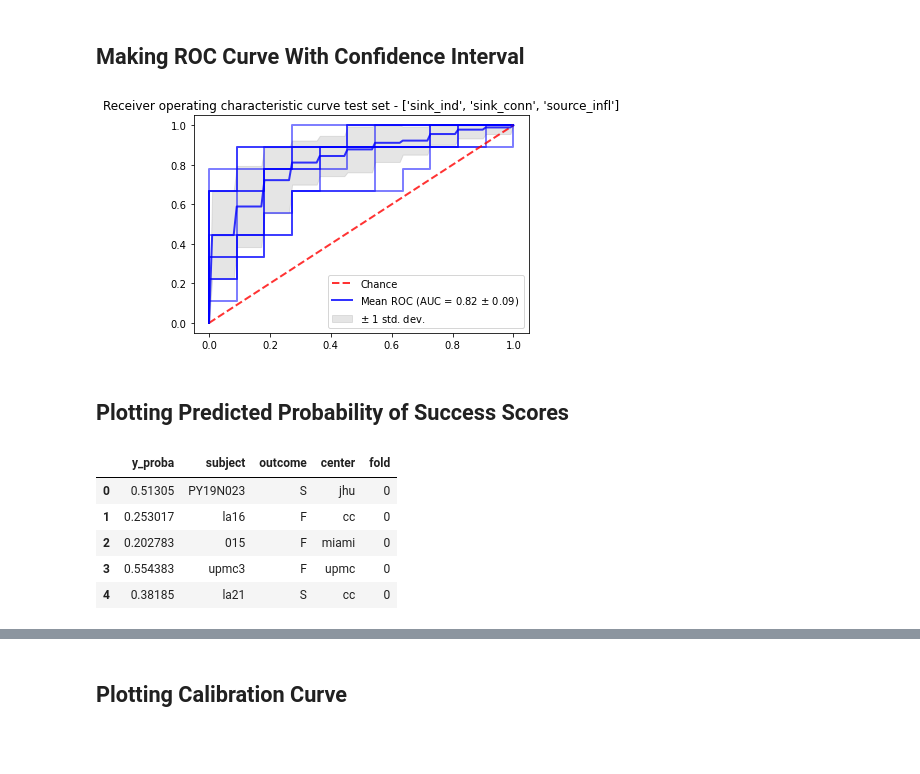
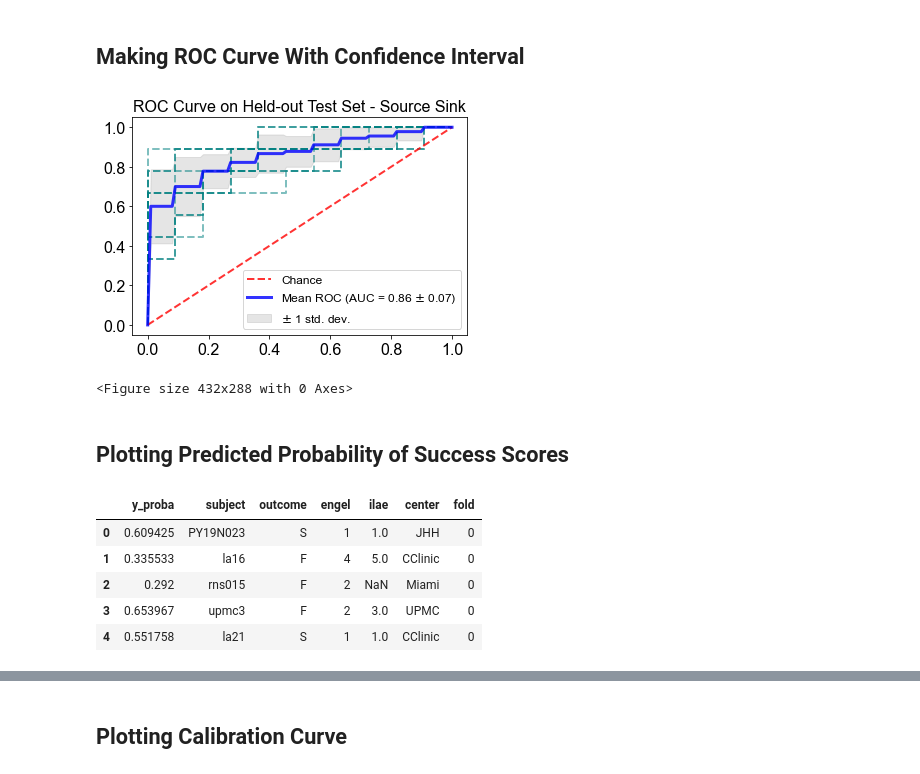
Before and after one commit to adam2392/source-sink-study, a Jupyter notebook: plot_source_sink_validation.ipynb, the cells around one changed output, grey strips where cells are left out. Cells and saved outputs as stored; diff of their text form; code cells hidden in the pictures; blank space fills up the shorter version.

Commit message:
update figures

```diff
--- a/plot_source_sink_validation.ipynb
+++ b/plot_source_sink_validation.ipynb
@@ -26,3 +35,19 @@ import dabest
+# %%
+# Set font sizes
+
+SMALL_SIZE = 8 * 2
+MEDIUM_SIZE = 10 * 2
+BIGGER_SIZE = 12 * 2
+
+plt.rc("font", size=SMALL_SIZE)  # controls default text sizes
+plt.rc("axes", titlesize=SMALL_SIZE)  # fontsize of the axes title
+plt.rc("axes", labelsize=MEDIUM_SIZE)  # fontsize of the x and y labels
+plt.rc("xtick", labelsize=SMALL_SIZE)  # fontsize of the tick labels
+plt.rc("ytick", labelsize=SMALL_SIZE)  # fontsize of the tick labels
+plt.rc("legend", fontsize=SMALL_SIZE)  # legend fontsize
+plt.rc("figure", titlesize=BIGGER_SIZE)  # fontsize of the figure title
+
+plt.rc("font", **{"family": "sans-serif", "sans-serif": ["Arial"]})
 # %% [markdown]
 # Load Data
 # %%
@@ -69,6 +94,6 @@ feature_name = "source_infl"
 # %%
 fname = (
-    deriv_root
+    Path("./data")
     / f"cv{n_splits}_{clf_name}_mtry{max_features}_exp_allfeats_meandiff.json"
 )
 print(fname)
@@ -97 +122,3 @@ with open(fname.with_suffix(".json"), "r") as fp:
+# %%
+scores = ss_scores
 # %%
@@ -137,37 +226,41 @@ fig, ax = plt.subplots()
 
 for idx in range(n_splits):
     fpr = scores[f"{which_set}_fpr"][idx]
     tpr = scores[f"{which_set}_tpr"][idx]
 
-    ax.plot(fpr, tpr, color="b", lw=2, alpha=0.5)
+    ax.plot(fpr, tpr, color="teal", lw=2, alpha=0.5, ls="--")
 
 ax.plot([0, 1], [0, 1], linestyle="--", lw=2, color="r", label="Chance", alpha=0.8)
 ax.plot(
     mean_fpr,
     mean_tpr,
     color="b",
     label=r"Mean ROC (AUC = %0.2f $\pm$ %0.2f)" % (mean_auc, std_auc),
-    lw=2,
+    lw=3,
     alpha=0.8,
 )
 
 
 ax.fill_between(
     mean_fpr,
     tprs_lower,
     tprs_upper,
     color="grey",
     alpha=0.2,
     label=r"$\pm$ 1 std. dev.",
 )
 ax.set(
     xlim=[-0.05, 1.05],
     ylim=[-0.05, 1.05],
-    title=f"Receiver operating characteristic curve {which_set} set - {feature_set}",
+    title=f"ROC Curve on Held-out Test Set - Source Sink",
 )
-ax.legend(loc="lower right")
+ax.legend(loc="lower right", fontsize=12)
 plt.show()
+
+# And save it to PDF
+plt.savefig("./roc_curve_ss.pdf")
 # %% [output]
-[figure, old version]
+[figure, new version]
+<Figure size 432x288 with 0 Axes>
 # %% [markdown]
 ## Plotting Predicted Probability of Success Scores
@@ -194,12 +266,0 @@ for idx in range(n_splits):
-# %%
-proba_df = pd.DataFrame((y_probas, subj_list, outcomes, centers, folds)).T
-proba_df.columns = ["y_proba", "subject", "outcome", "center", "fold"]
-
-display(proba_df.head())
-# %% [output]
-|  | y_proba | subject | outcome | center | fold |
-| 0 | 0.51305 | PY19N023 | S | jhu | 0 |
-| 1 | 0.253017 | la16 | F | cc | 0 |
-| 2 | 0.202783 | 015 | F | miami | 0 |
-| 3 | 0.554383 | upmc3 | F | upmc | 0 |
-| 4 | 0.38185 | la21 | S | cc | 0 |
@@ -206 +295,26 @@ display(proba_df.head())
+# %%
+proba_df = pd.DataFrame(
+    (y_probas, subj_list, outcomes, engels, ilaes, centers, folds)
+).T
+proba_df.columns = ["y_proba", "subject", "outcome", "engel", "ilae", "center", "fold"]
+
+proba_df["center"] = proba_df["center"].map(
+    {
+        "jhu": "JHH",
+        "miami": "Miami",
+        "cc": "CClinic",
+        "upmc": "UPMC",
+        "kumc": "KUMC",
+        "nih": "NIH",
+    }
+)
+
+display(proba_df.head())
+# %% [output]
+|  | y_proba | subject | outcome | engel | ilae | center | fold |
+| 0 | 0.609425 | PY19N023 | S | 1 | 1.0 | JHH | 0 |
+| 1 | 0.335533 | la16 | F | 4 | 5.0 | CClinic | 0 |
+| 2 | 0.292 | rns015 | F | 2 | NaN | Miami | 0 |
+| 3 | 0.653967 | upmc3 | F | 2 | 3.0 | UPMC | 0 |
+| 4 | 0.551758 | la21 | S | 1 | 1.0 | CClinic | 0 |
 # %%
```
Also changed, not shown: parts of 69 cells of this notebook, 18 other files.
